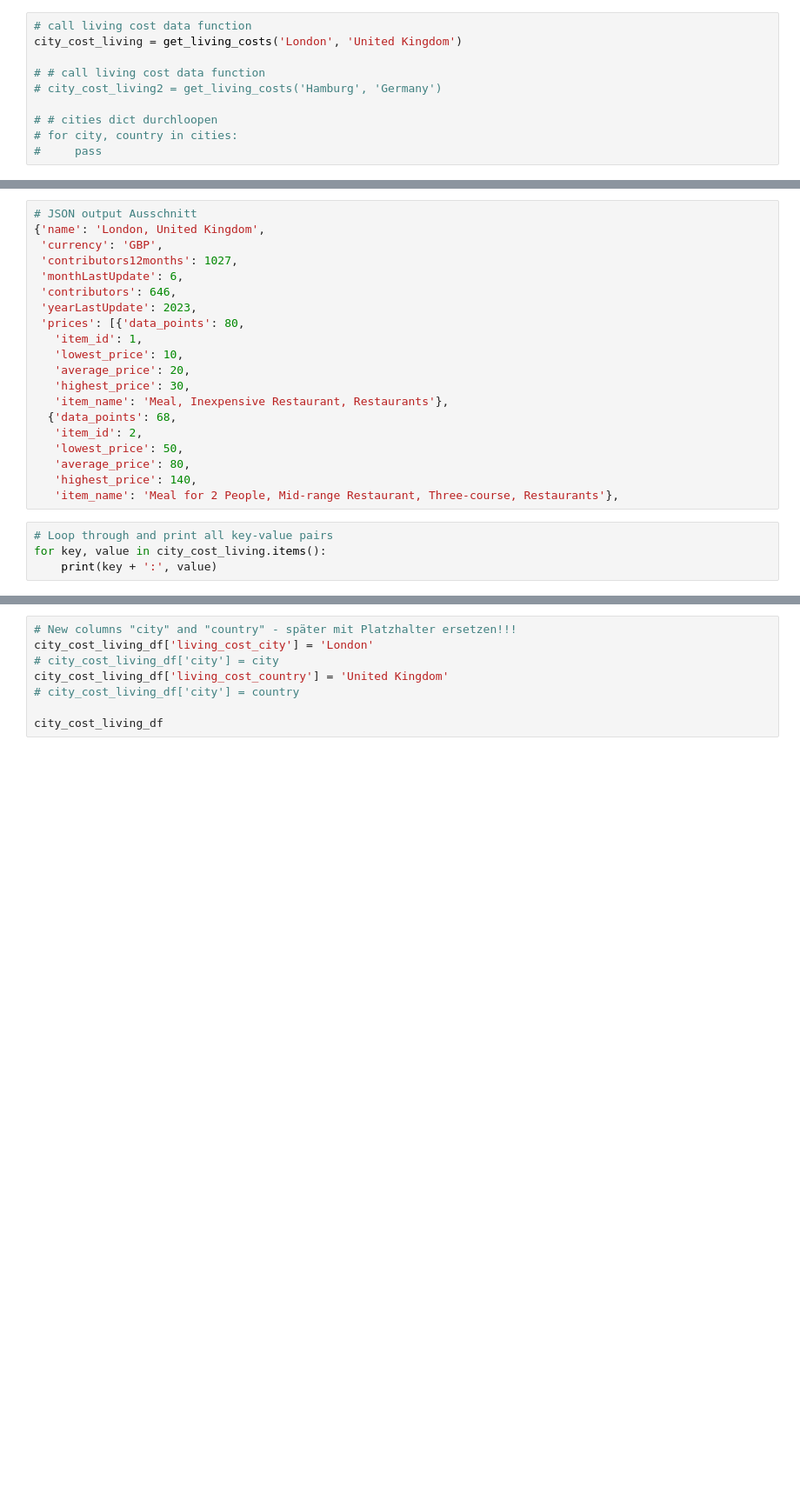
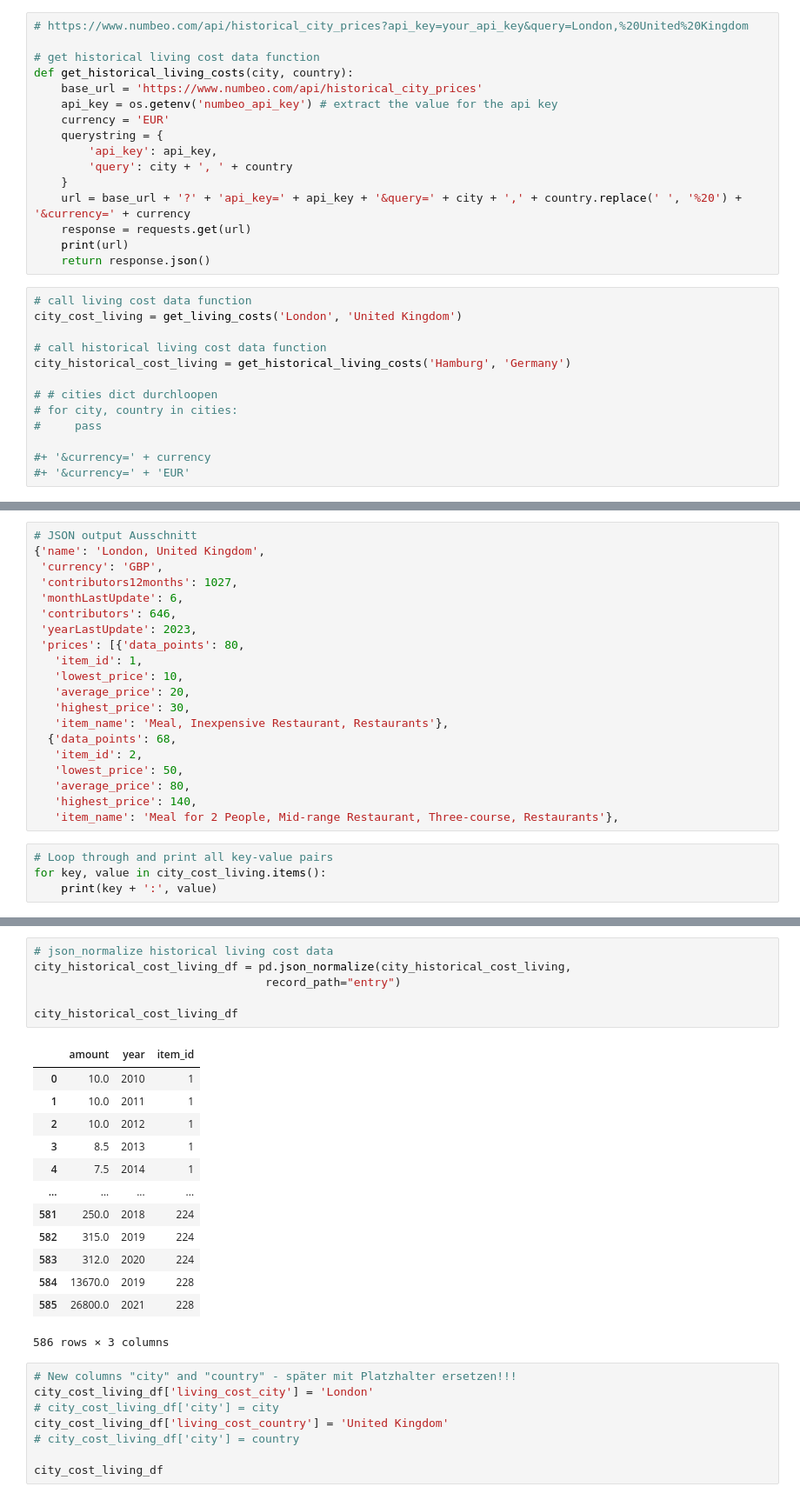
Before and after one commit to capstone-travel-index/better_travel_index, a Jupyter notebook: vl_cost_living.ipynb, the cells around one changed output, grey strips where cells are left out. Shown: that part at 87% size. Drawn from its saved outputs; the diff is of its cells as text; blank space fills up the shorter version.

```diff
--- a/vl_cost_living.ipynb
+++ b/vl_cost_living.ipynb
@@ -22,15 +23,34 @@ def get_living_costs(city, country):
     response = requests.get(url)
     print(url)
     return response.json()
+# %%
+# https://www.numbeo.com/api/historical_city_prices?api_key=your_api_key&query=London,%20United%20Kingdom
+
+# get historical living cost data function
+def get_historical_living_costs(city, country):
+    base_url = 'https://www.numbeo.com/api/historical_city_prices'
+    api_key = os.getenv('numbeo_api_key') # extract the value for the api key
+    currency = 'EUR'
+    querystring = {
+        'api_key': api_key,
+        'query': city + ', ' + country
+    }
+    url = base_url + '?' + 'api_key=' + api_key + '&query=' + city + ',' + country.replace(' ', '%20') + '&currency=' + currency
+    response = requests.get(url)
+    print(url)
+    return response.json()
 # %%
 # call living cost data function
 city_cost_living = get_living_costs('London', 'United Kingdom')
 
-# # call living cost data function
-# city_cost_living2 = get_living_costs('Hamburg', 'Germany')
+# call historical living cost data function
+city_historical_cost_living = get_historical_living_costs('Hamburg', 'Germany')
 
 # # cities dict durchloopen
 # for city, country in cities:
 #     pass
+
+#+ '&currency=' + currency
+#+ '&currency=' + 'EUR'
 # %%
 display(city_cost_living)
@@ -68,3 +117,23 @@ city_cost_living_df
+# %%
+# json_normalize historical living cost data
+city_historical_cost_living_df = pd.json_normalize(city_historical_cost_living,
+                                  record_path="entry")
+
+city_historical_cost_living_df
+# %% [output]
+|  | amount | year | item_id |
+| 0 | 10.0 | 2010 | 1 |
+| 1 | 10.0 | 2011 | 1 |
+| 2 | 10.0 | 2012 | 1 |
+| 3 | 8.5 | 2013 | 1 |
+| 4 | 7.5 | 2014 | 1 |
+| ... | ... | ... | ... |
+| 581 | 250.0 | 2018 | 224 |
+| 582 | 315.0 | 2019 | 224 |
+| 583 | 312.0 | 2020 | 224 |
+| 584 | 13670.0 | 2019 | 228 |
+| 585 | 26800.0 | 2021 | 228 |
+586 rows × 3 columns
 # %%
 # New columns "city" and "country" - später mit Platzhalter ersetzen!!!
 city_cost_living_df['living_cost_city'] = 'London'
```
Also changed, not shown: parts of 6 cells of this notebook, 1 other file.
